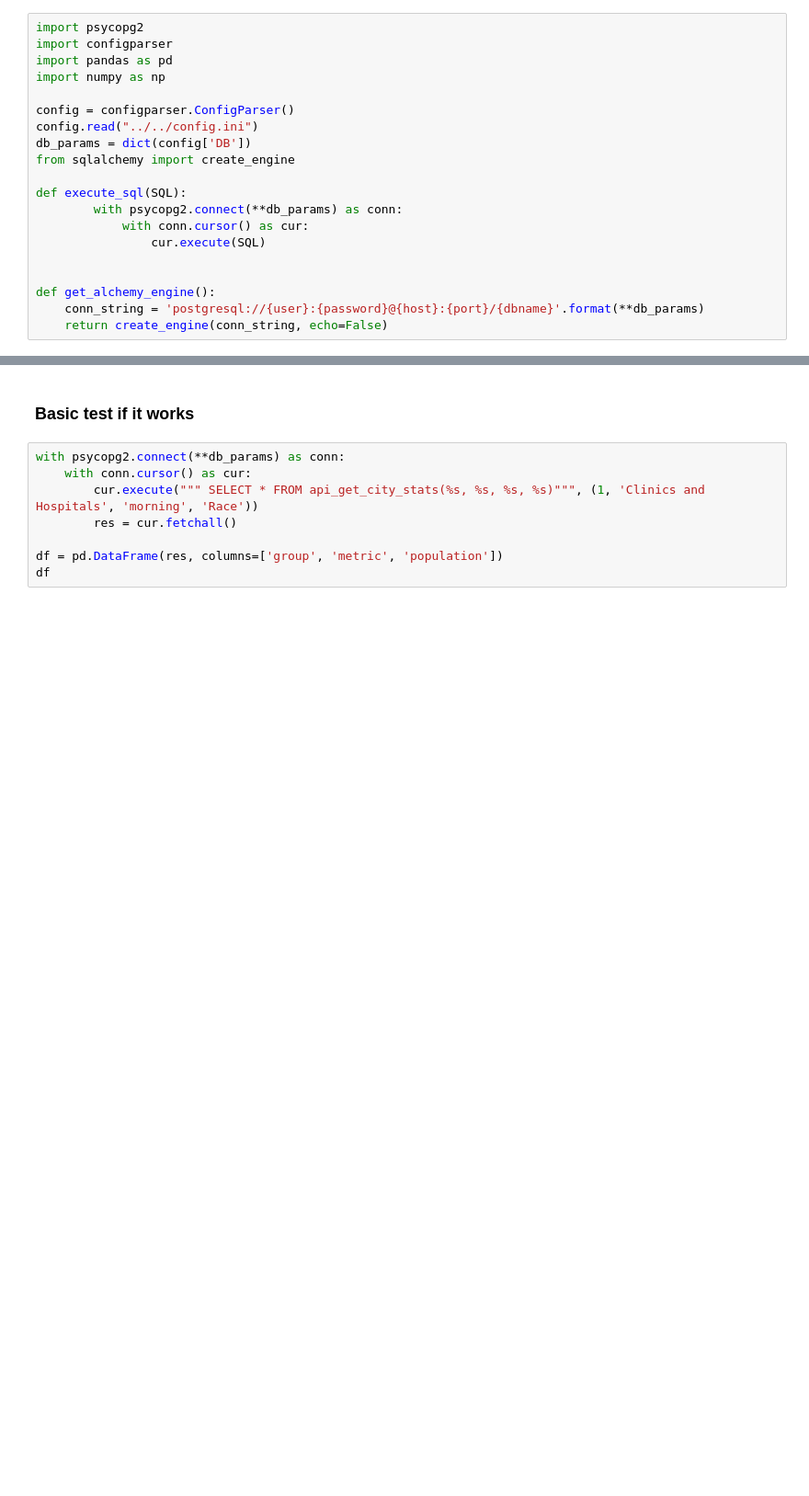
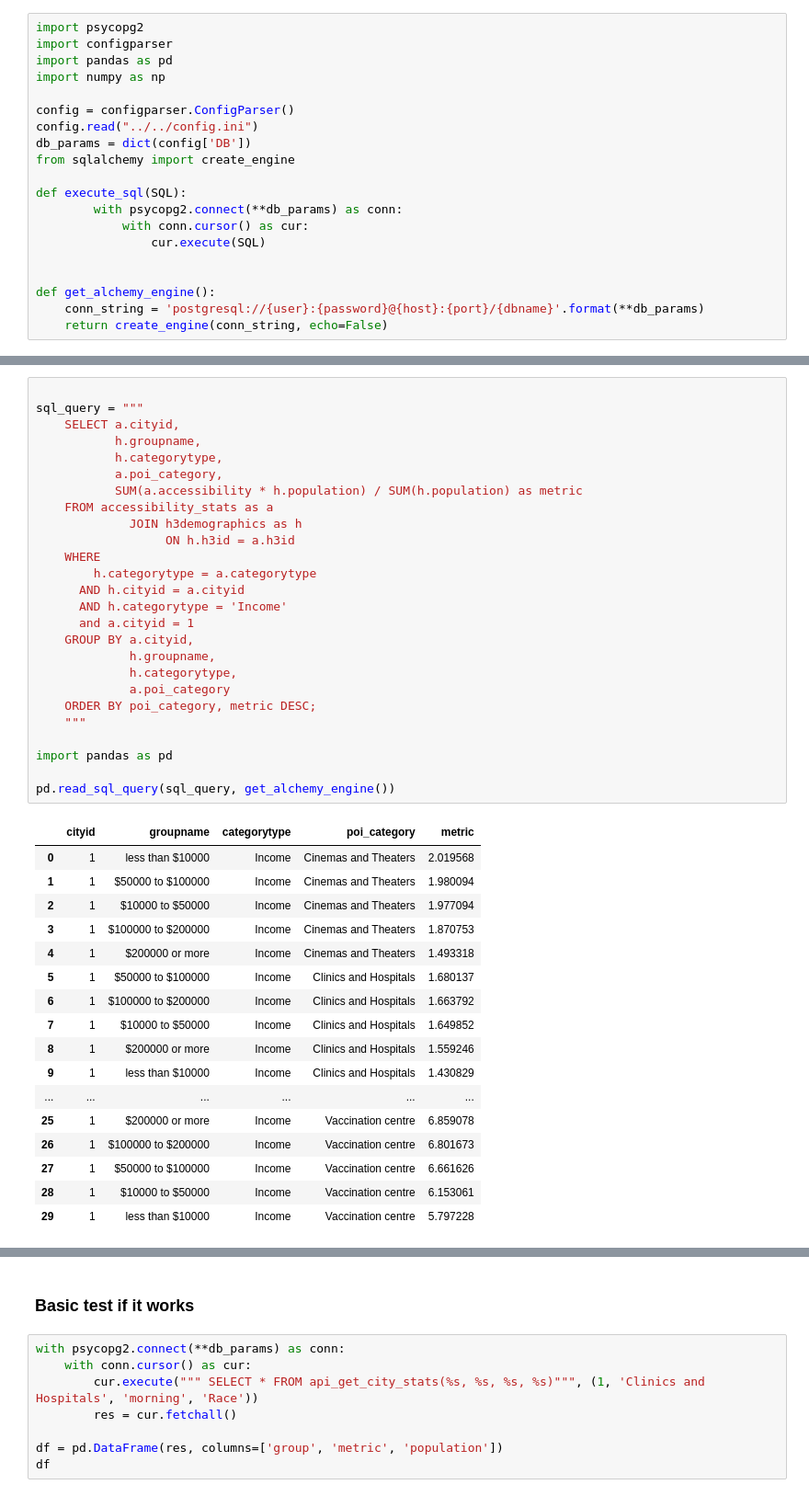
Before and after one commit to slazien/cse6242_backend, a Jupyter notebook: src/sql_functions/city_stats.ipynb, the cells around one changed output, grey strips where cells are left out. Shown: that part at 92% size. Saved outputs shown, nothing was run; the diff lists cells and outputs as text; blank space fills up the shorter version.

Commit message:
more work on accessibility stats - almost there

```diff
--- a/src/sql_functions/city_stats.ipynb
+++ b/src/sql_functions/city_stats.ipynb
@@ -21,3 +24,47 @@ def get_alchemy_engine():
+# %%
+
+sql_query = """
+    SELECT a.cityid,
+           h.groupname,
+           h.categorytype,
+           a.poi_category,
+           SUM(a.accessibility * h.population) / SUM(h.population) as metric
+    FROM accessibility_stats as a
+             JOIN h3demographics as h
+                  ON h.h3id = a.h3id
+    WHERE
+        h.categorytype = a.categorytype
+      AND h.cityid = a.cityid
+      AND h.categorytype = 'Income'
+      and a.cityid = 1
+    GROUP BY a.cityid,
+             h.groupname,
+             h.categorytype,
+             a.poi_category
+    ORDER BY poi_category, metric DESC;
+	"""
+
+import pandas as pd
+
+pd.read_sql_query(sql_query, get_alchemy_engine())
+# %% [output]
+|  | cityid | groupname | categorytype | poi_category | metric |
+| 0 | 1 | less than $10000 | Income | Cinemas and Theaters | 2.019568 |
+| 1 | 1 | $50000 to $100000 | Income | Cinemas and Theaters | 1.980094 |
+| 2 | 1 | $10000 to $50000 | Income | Cinemas and Theaters | 1.977094 |
+| 3 | 1 | $100000 to $200000 | Income | Cinemas and Theaters | 1.870753 |
+| 4 | 1 | $200000 or more | Income | Cinemas and Theaters | 1.493318 |
+| 5 | 1 | $50000 to $100000 | Income | Clinics and Hospitals | 1.680137 |
+| 6 | 1 | $100000 to $200000 | Income | Clinics and Hospitals | 1.663792 |
+| 7 | 1 | $10000 to $50000 | Income | Clinics and Hospitals | 1.649852 |
+| 8 | 1 | $200000 or more | Income | Clinics and Hospitals | 1.559246 |
+| 9 | 1 | less than $10000 | Income | Clinics and Hospitals | 1.430829 |
+| ... | ... | ... | ... | ... | ... |
+| 25 | 1 | $200000 or more | Income | Vaccination centre | 6.859078 |
+| 26 | 1 | $100000 to $200000 | Income | Vaccination centre | 6.801673 |
+| 27 | 1 | $50000 to $100000 | Income | Vaccination centre | 6.661626 |
+| 28 | 1 | $10000 to $50000 | Income | Vaccination centre | 6.153061 |
+| 29 | 1 | less than $10000 | Income | Vaccination centre | 5.797228 |
 # %%
 SQL = """
 DROP FUNCTION IF EXISTS api_get_city_stats;
```
Also changed, not shown: parts of 6 cells of this notebook, 3 other files.
